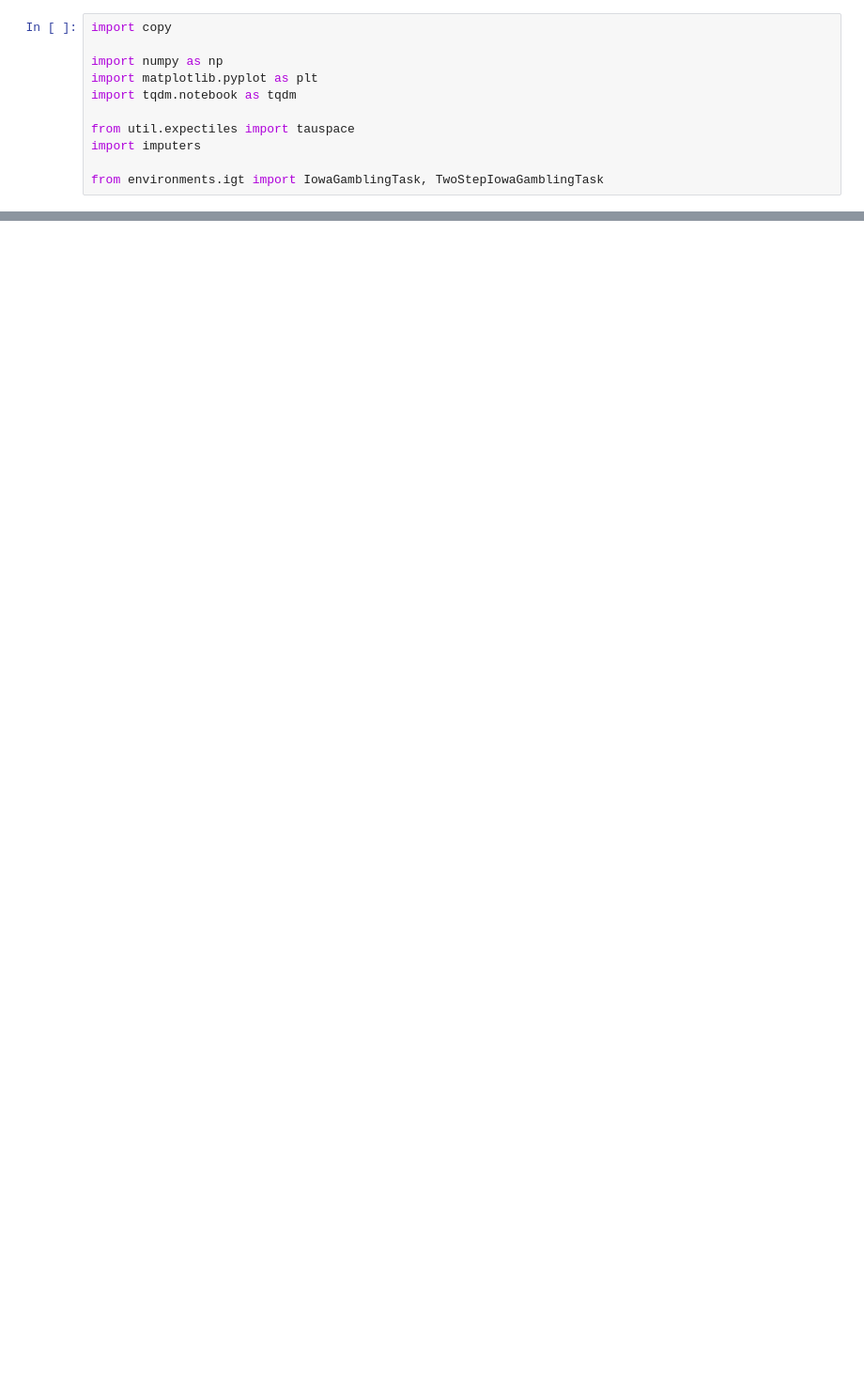
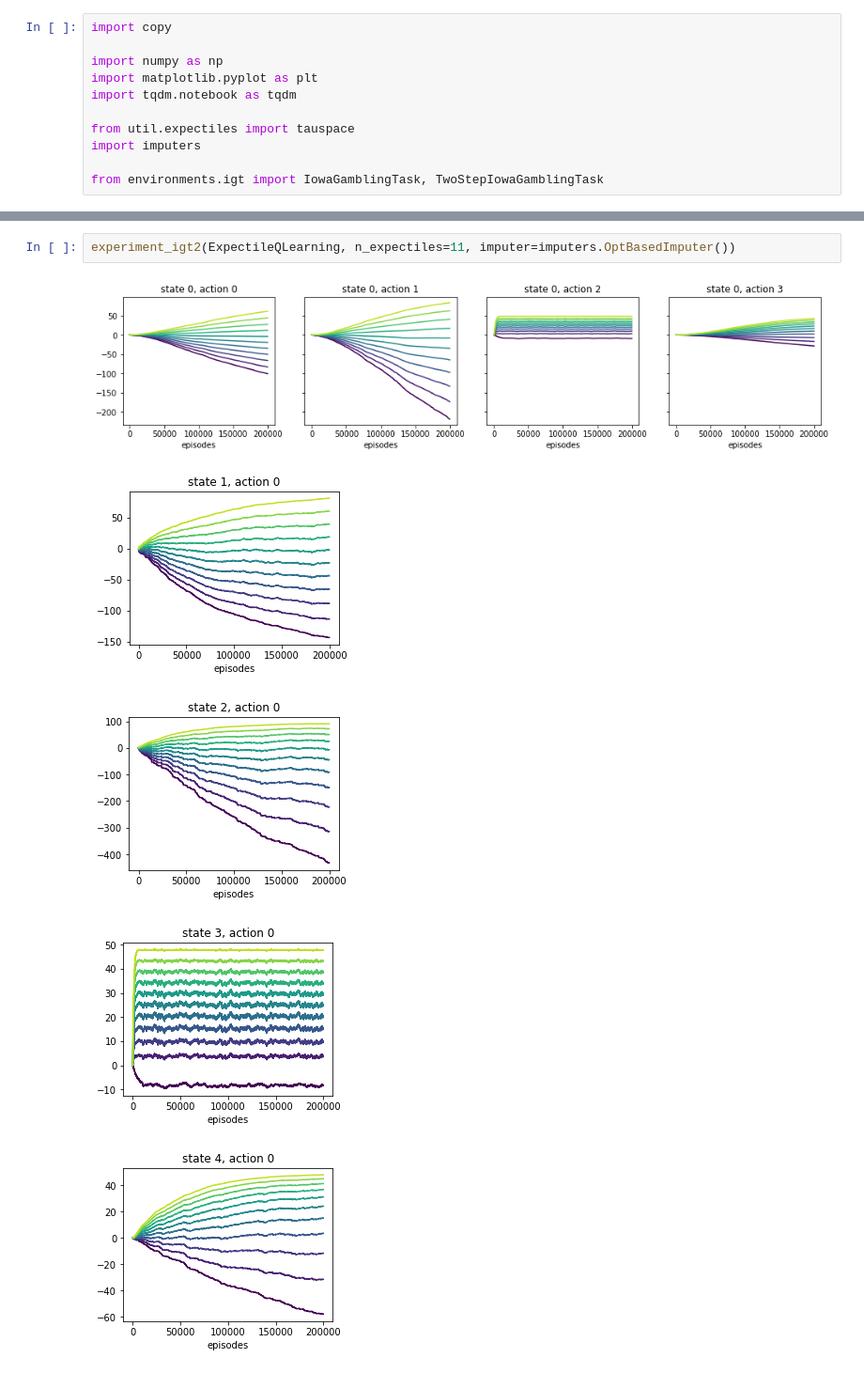
Before and after one commit to matomatical/neuRL, a Jupyter notebook: IGTExperiments.ipynb, the cells around one changed output, grey strips where cells are left out. Shown at 94% size. Drawn from its saved outputs; the diff is of its cells as text; blank space fills up the shorter version.

```diff
--- a/IGTExperiments.ipynb
+++ b/IGTExperiments.ipynb
@@ -171,0 +129,8 @@ showing streams [ 0  1  2  3  4  5  6  7  8  9 10]
+# %%
+experiment_igt2(ExpectileQLearning, n_expectiles=11, imputer=imputers.OptBasedImputer())
+# %% [output]
+[figure, added]
+[figure, added]
+[figure, added]
+[figure, added]
+[figure, added]
```
Also changed, not shown: parts of 9 cells of this notebook.
